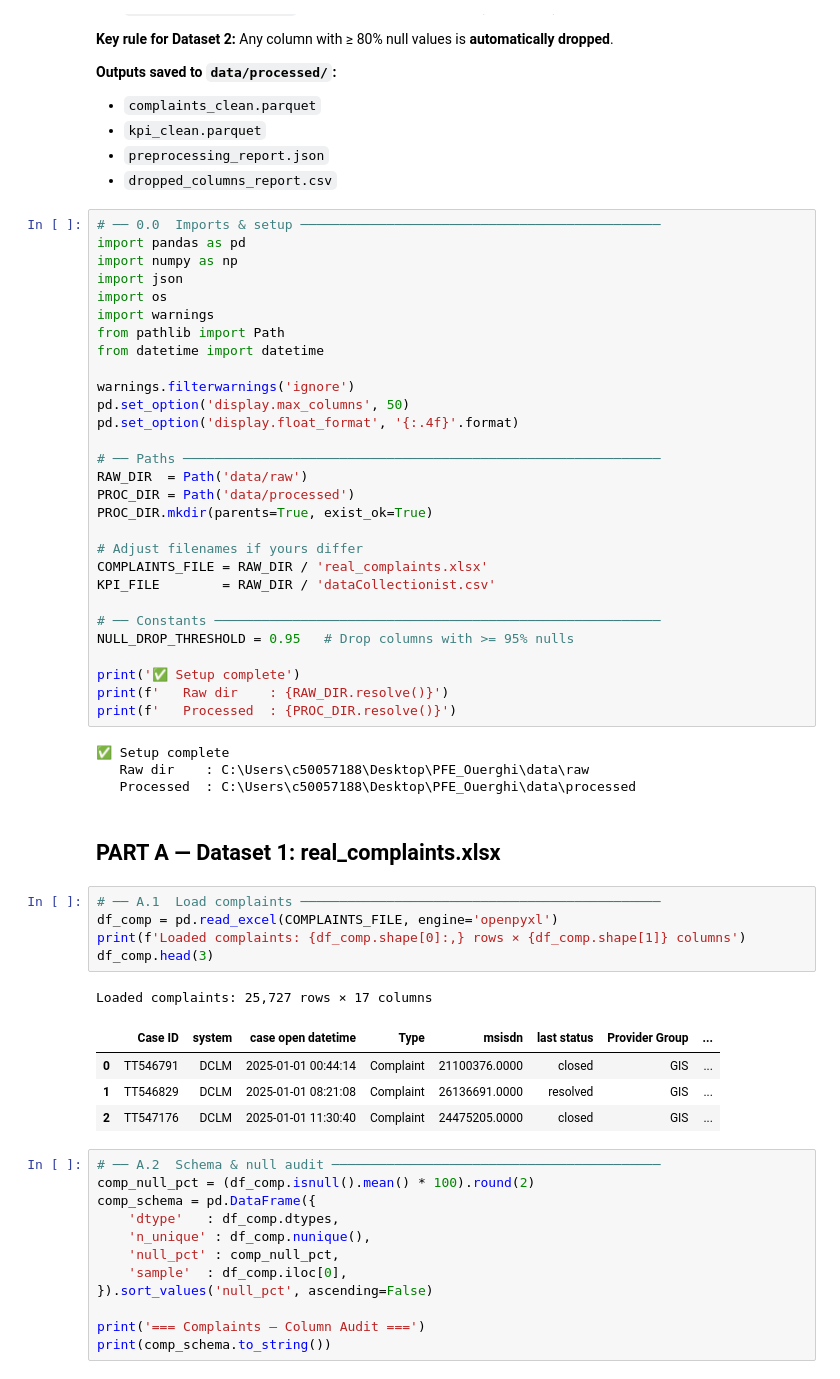
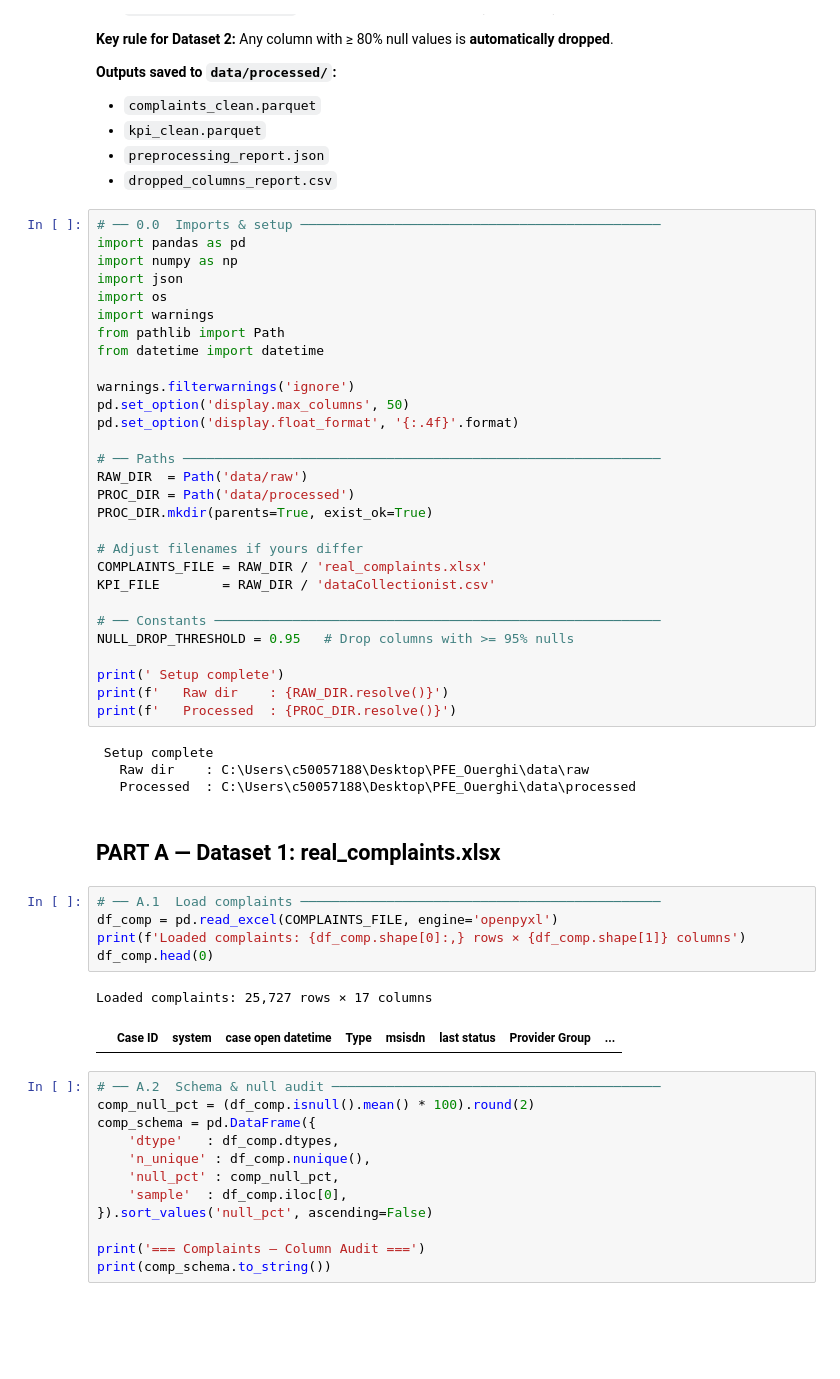
Before and after one commit to Ouerghi23/SpiriCom, a Jupyter notebook: 00_Data_Preprocessing.ipynb, the cells around one changed output. Cells and saved outputs as stored; diff of their text form; blank space fills up the shorter version.

```diff
--- a/00_Data_Preprocessing.ipynb
+++ b/00_Data_Preprocessing.ipynb
@@ -39,11 +39,11 @@ KPI_FILE        = RAW_DIR / 'dataCollectionist.csv'
 # ── Constants ─────────────────────────────────────────────────────────
 NULL_DROP_THRESHOLD = 0.95   # Drop columns with >= 95% nulls
 
-print('✅ Setup complete')
+print(' Setup complete')
 print(f'   Raw dir    : {RAW_DIR.resolve()}')
 print(f'   Processed  : {PROC_DIR.resolve()}')
 # %% [output]
-✅ Setup complete
+ Setup complete
    Raw dir    : C:\Users\c50057188\Desktop\PFE_Ouerghi\data\raw
    Processed  : C:\Users\c50057188\Desktop\PFE_Ouerghi\data\processed
 # %% [markdown]
@@ -51,14 +51,11 @@ print(f'   Processed  : {PROC_DIR.resolve()}')
 # %%
 # ── A.1  Load complaints ──────────────────────────────────────────────
 df_comp = pd.read_excel(COMPLAINTS_FILE, engine='openpyxl')
 print(f'Loaded complaints: {df_comp.shape[0]:,} rows × {df_comp.shape[1]} columns')
-df_comp.head(3)
+df_comp.head(0)
 # %% [output]
 Loaded complaints: 25,727 rows × 17 columns
 |  | Case ID | system | case open datetime | Type | msisdn | last status | Provider Group | ... |
-| 0 | TT546791 | DCLM | 2025-01-01 00:44:14 | Complaint | 21100376.0000 | closed | GIS | ... |
-| 1 | TT546829 | DCLM | 2025-01-01 08:21:08 | Complaint | 26136691.0000 | resolved | GIS | ... |
-| 2 | TT547176 | DCLM | 2025-01-01 11:30:40 | Complaint | 24475205.0000 | closed | GIS | ... |
 # %%
 # ── A.2  Schema & null audit ──────────────────────────────────────────
 comp_null_pct = (df_comp.isnull().mean() * 100).round(2)
```
Also changed, not shown: parts of 4 cells of this notebook, 36 other files.
